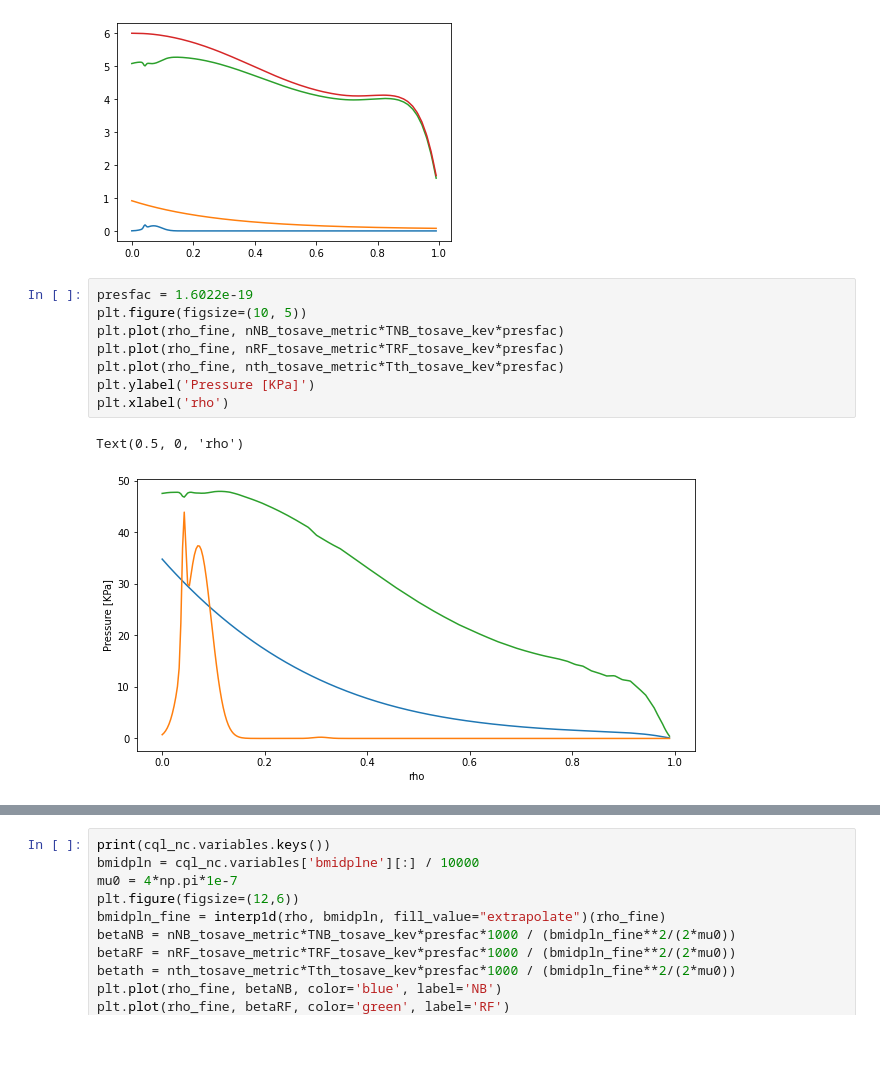
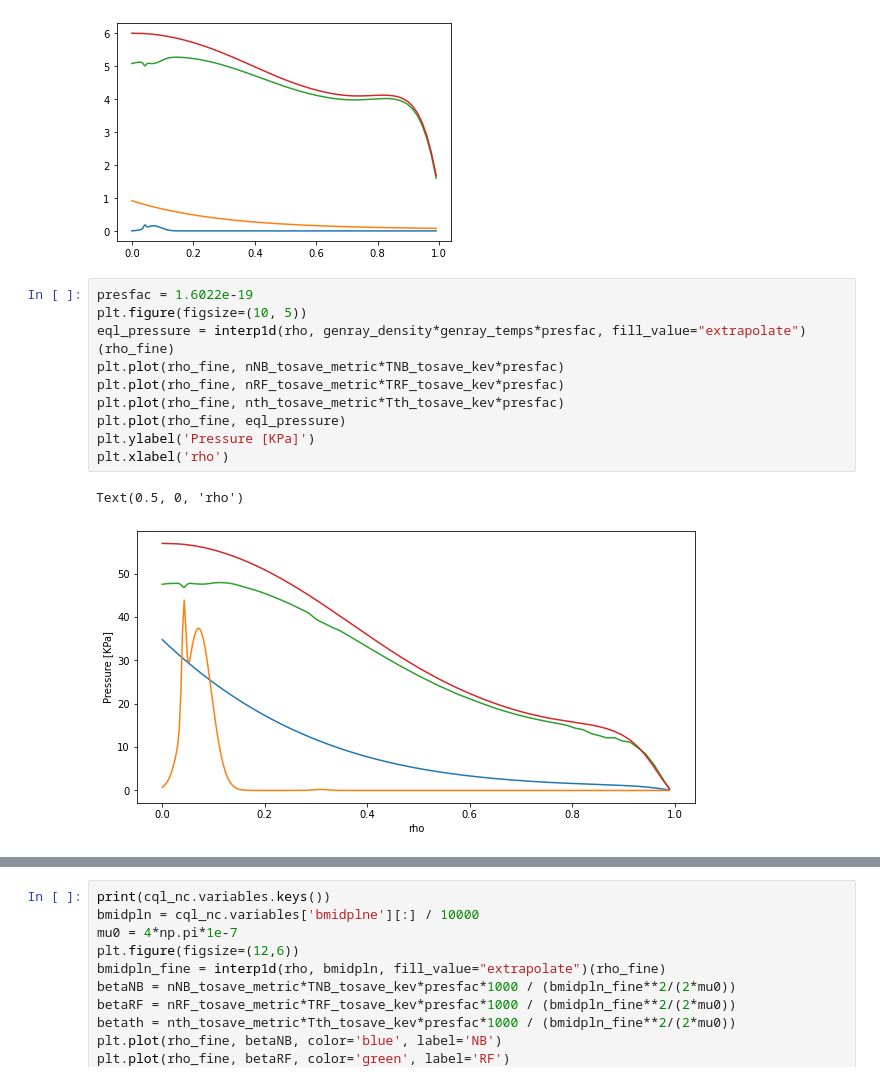
Before and after one commit to vandelij/genray_cql3d_plots, a Jupyter notebook: shots/147634/scan_beam_and_RF/beam_5_RF_testing/make_distrobution.ipynb, the cells around one changed output, grey strips where cells are left out. Drawn from its saved outputs; the diff is of its cells as text; blank space fills up the shorter version.

```diff
--- a/shots/147634/scan_beam_and_RF/beam_5_RF_testing/make_distrobution.ipynb
+++ b/shots/147634/scan_beam_and_RF/beam_5_RF_testing/make_distrobution.ipynb
@@ -1424,11 +1424,13 @@ plt.plot(rho_fine, (nth_tosave_metric + nNB_tosave_metric)*(1/100)**3/1e13 + np.
 # %%
 presfac = 1.6022e-19
 plt.figure(figsize=(10, 5))
+eql_pressure = interp1d(rho, genray_density*genray_temps*presfac, fill_value="extrapolate")(rho_fine)
 plt.plot(rho_fine, nNB_tosave_metric*TNB_tosave_kev*presfac)
 plt.plot(rho_fine, nRF_tosave_metric*TRF_tosave_kev*presfac)
 plt.plot(rho_fine, nth_tosave_metric*Tth_tosave_kev*presfac)
+plt.plot(rho_fine, eql_pressure)
 plt.ylabel('Pressure [KPa]')
 plt.xlabel('rho')
 # %% [output]
 Text(0.5, 0, 'rho')
-[figure, old version]
+[figure, new version]
```
Also changed, not shown: parts of 5 cells of this notebook, 2 other files.
